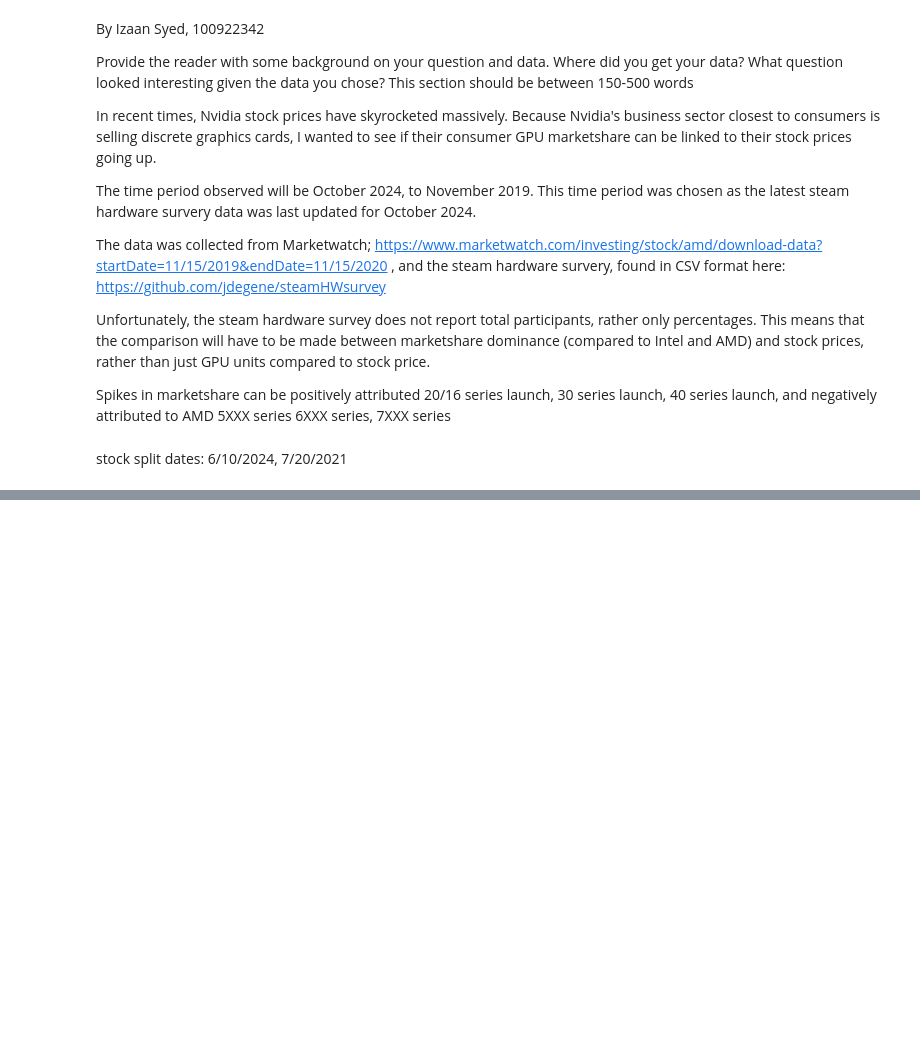
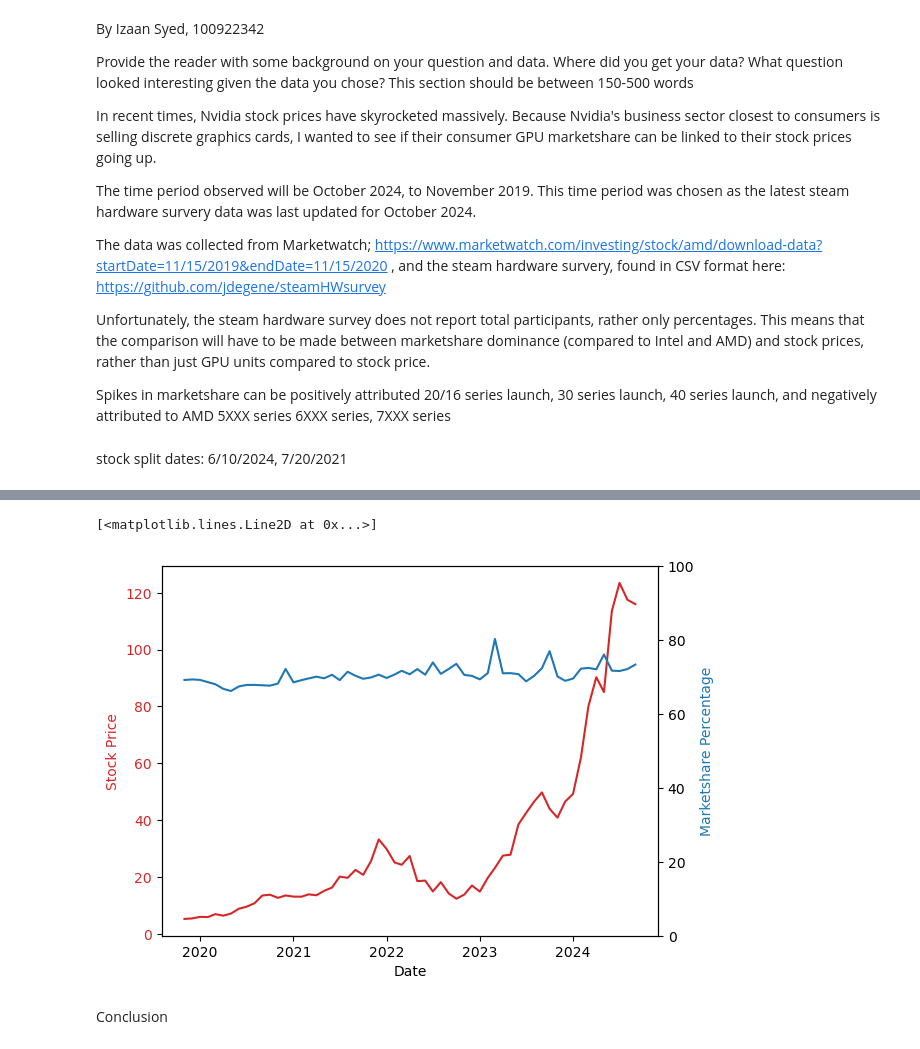
Before and after one commit to TheOriginalBabu/SciDataAnalysisAssignment, a Jupyter notebook: Untitled-1.ipynb, the cells around one changed output, grey strips where cells are left out. Drawn from its saved outputs; the diff is of its cells as text; code cells hidden in the pictures; blank space fills up the shorter version.

```diff
--- a/Untitled-1.ipynb
+++ b/Untitled-1.ipynb
@@ -171,0 +206,27 @@ print(nvidia_analysis)
+# %%
+#Plot both marketshare and stock price into a single graph
+
+
+fig, ax1 = plt.subplots()
+
+color = 'tab:red'
+ax1.set_xlabel('Date')
+ax1.set_ylabel('Stock Price', color=color)
+ax1.plot(nvidia_analysis['Date'], nvidia_analysis['Stock Price'], color=color)
+ax1.tick_params(axis='y', labelcolor=color)
+
+ax1 = ax1.twinx()
+color = 'tab:blue'
+
+ax1.set_ylabel('Marketshare Percentage', color=color)
+
+#Change scale of marketshare percentage from 0 to 100
+
+ax1.set_ylim(0, 100)
+
+ax1.plot(nvidia_analysis['Date'], nvidia_analysis['Marketshare Percentage'], color=color)
+# %% [output]
+[<matplotlib.lines.Line2D at 0x...>]
+[figure, added]
+# %% [markdown]
+Conclusion
```
Also changed, not shown: parts of 5 cells of this notebook, 5 other files.
